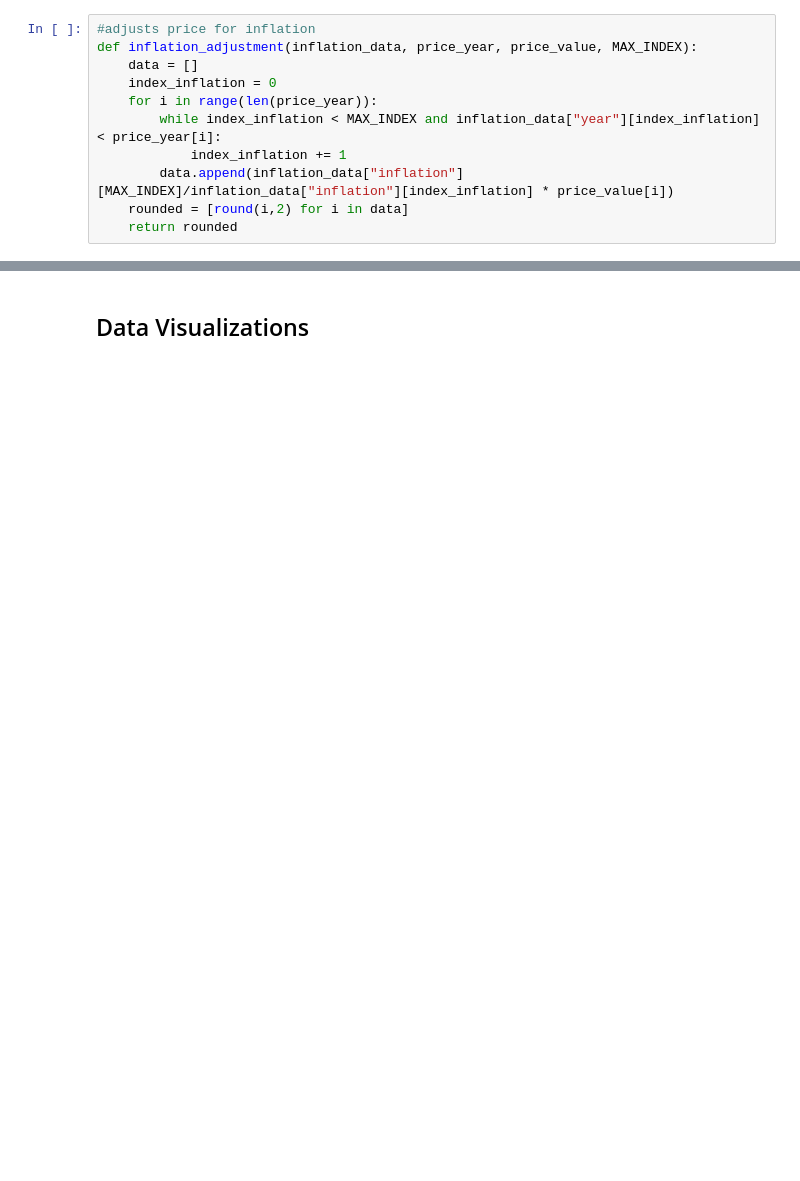
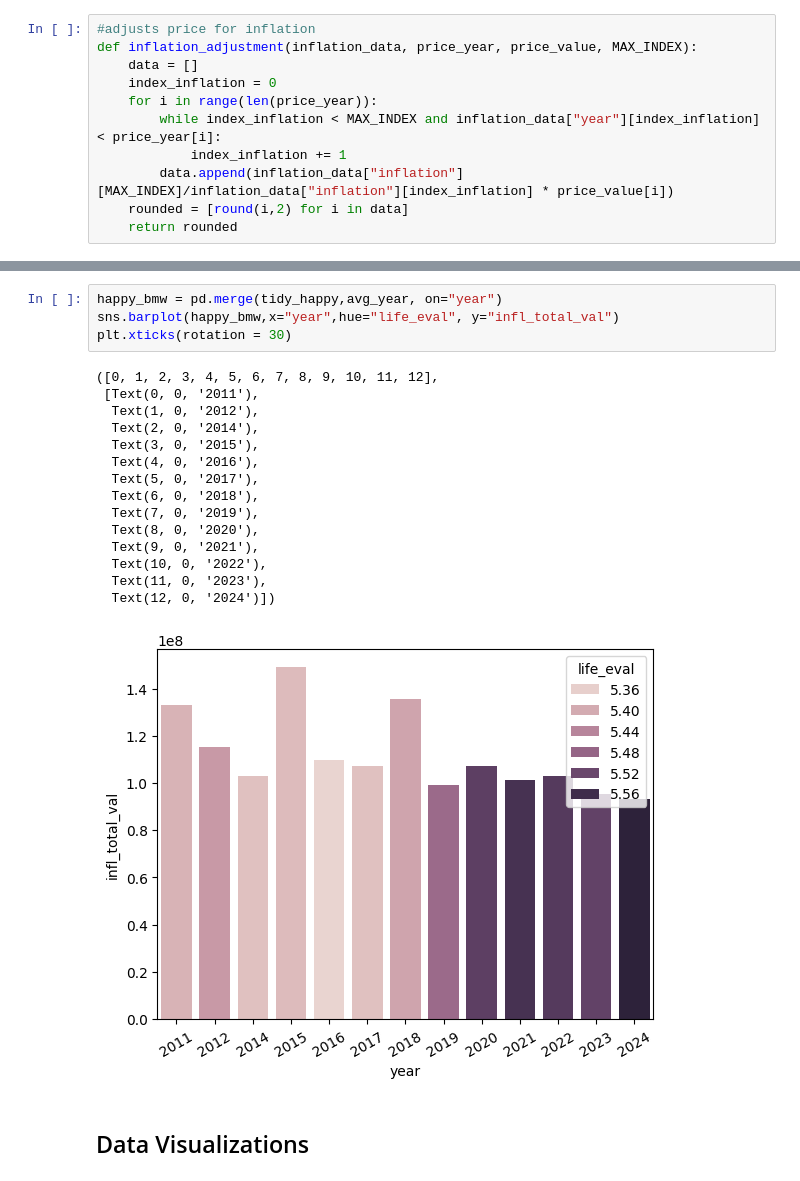
Before and after one commit to Kev-in123/DATA-200-Midterm, a Jupyter notebook: Midterm.ipynb, the cells around one changed output, grey strips where cells are left out. Saved outputs shown, nothing was run; the diff lists cells and outputs as text; blank space fills up the shorter version.

```diff
--- a/Midterm.ipynb
+++ b/Midterm.ipynb
@@ -111,5 +106,25 @@ release_stock = pd.merge(model_release, avg_year, on = "year").drop_duplicates()
 
 model_stock = pd.merge(data_cars, avg_year, on = "year")
+# %%
+happy_bmw = pd.merge(tidy_happy,avg_year, on="year")
+sns.barplot(happy_bmw,x="year",hue="life_eval", y="infl_total_val")
+plt.xticks(rotation = 30)
+# %% [output]
+([0, 1, 2, 3, 4, 5, 6, 7, 8, 9, 10, 11, 12],
+ [Text(0, 0, '2011'),
+  Text(1, 0, '2012'),
+  Text(2, 0, '2014'),
+  Text(3, 0, '2015'),
+  Text(4, 0, '2016'),
+  Text(5, 0, '2017'),
+  Text(6, 0, '2018'),
+  Text(7, 0, '2019'),
+  Text(8, 0, '2020'),
+  Text(9, 0, '2021'),
+  Text(10, 0, '2022'),
+  Text(11, 0, '2023'),
+  Text(12, 0, '2024')])
+[figure, added]
 # %% [markdown]
 ## Data Visualizations
 # %%
```
Also changed, not shown: parts of 10 cells of this notebook.
